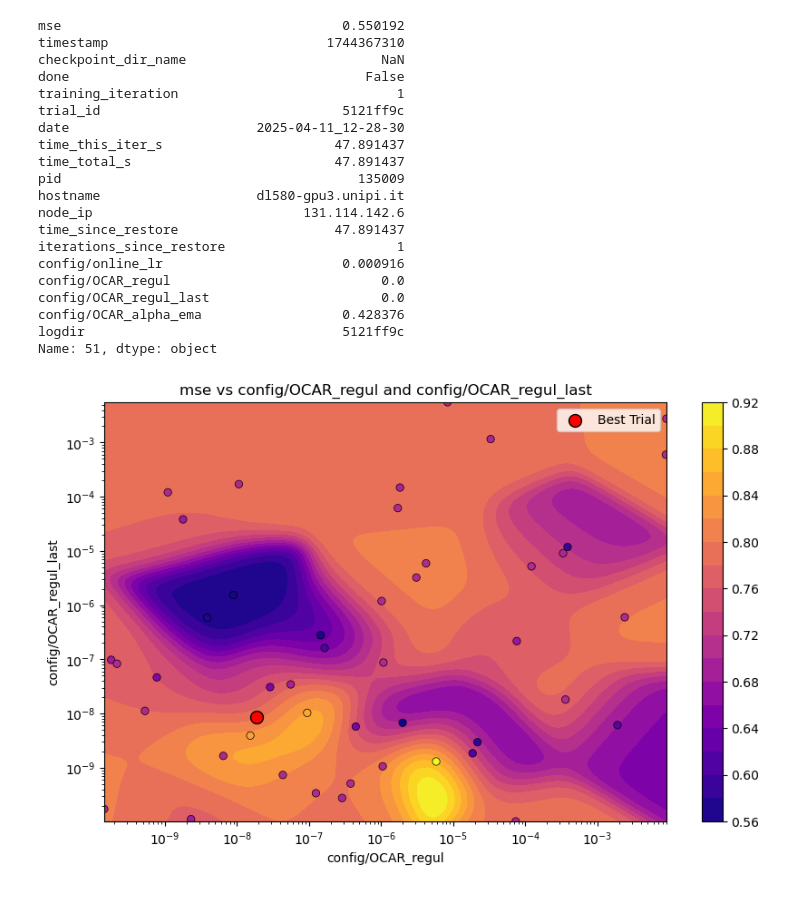
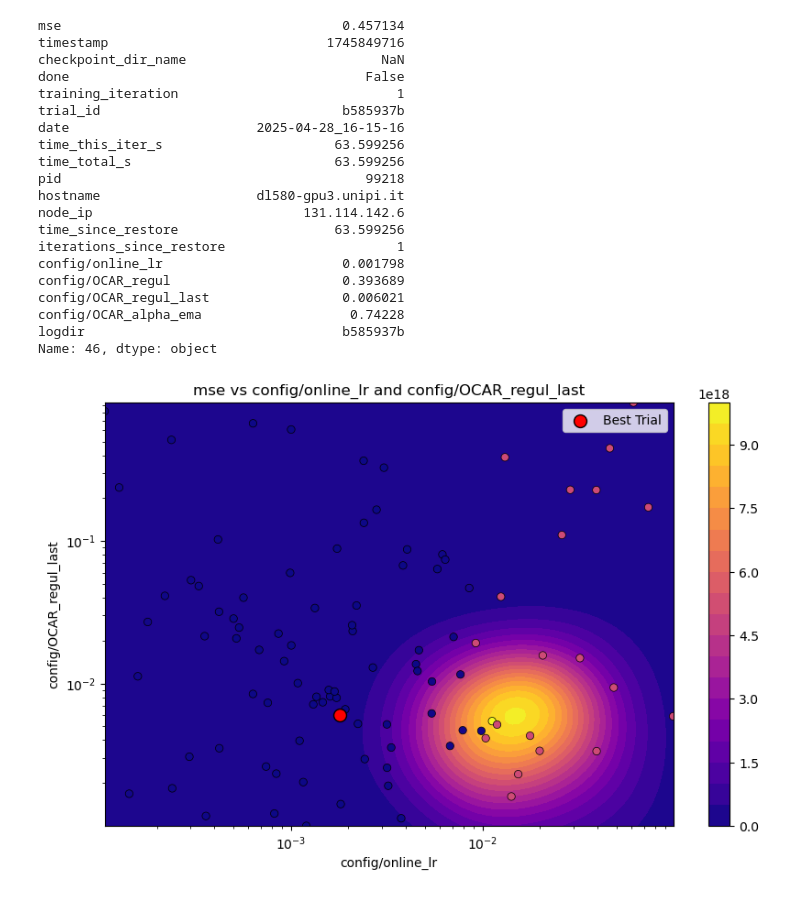
Before and after one commit to edo-urettini/OCL_TS, a Jupyter notebook: analyze_tune_res.ipynb, the cells around one changed output. Saved outputs shown, nothing was run; the diff lists cells and outputs as text; code cells hidden in the pictures.

```diff
--- a/analyze_tune_res.ipynb
+++ b/analyze_tune_res.ipynb
@@ -3,10 +3,12 @@ import pandas as pd
 import numpy as np
 import os
 import matplotlib.pyplot as plt
+import matplotlib
+import pandas as pd
 
-tune_result_dir = "tuning_results/ocar/tuning_results_ocar_WTH_pl24_olfull_optadam_tb1_2025_04_11_12_16_0baf.csv"
-sigma = 0.5
-param1 = "config/OCAR_regul"
+tune_result_dir = "/data/e.urettini/projects/OCL_TS/tuning_results/ocar/tuning_results_ocar_WTH_pl24_olfull_optadam_tb1_2025_04_28_16_01_a133.csv"
+sigma = 0.3
+param1 = "config/online_lr"
 param2 = "config/OCAR_regul_last"
 metric_name = "mse"
 # %%
@@ -16,6 +18,9 @@ log_list = ["config/online_lr", "config/OCAR_regul", "config/OCAR_regul_last"]
 df = pd.read_csv(tune_result_dir)
 #drop nans
 df = df.dropna(subset=[param1, param2, metric_name])
+
+#Drop all the row with metric equal to 1e10
+#df = df[df[metric_name] != 1e10]
 
 # Extract relevant data
 x = df[param1].values
@@ -55,7 +60,7 @@ if param2 is not None:
     plt.figure(figsize=(10, 6))
     contour = plt.contourf(10**xi if is_param1_log else xi, 10**yi if is_param2_log else yi, zi, levels=20, cmap='plasma')
     plt.colorbar(contour)
-    plt.scatter(x, y, c=z, edgecolors='k', linewidths=0.5, cmap='plasma')
+    plt.scatter(x, y, c=z, edgecolors='k', linewidths=0.5, cmap='plasma', norm=matplotlib.colors.LogNorm())
     if is_param1_log:
         plt.xscale('log')
     if is_param2_log:
@@ -93,45 +98,45 @@ else:
     plt.figure(figsize=(10, 6))
     scatter = plt.scatter(x, z, edgecolors='k', linewidths=0.5, label='Data', cmap='plasma')
     plt.plot(10**xi if is_param1_log else xi, zi, label='Weighted Average', color='red')
     if is_param1_log:
         plt.xscale('log')
     plt.xlabel(param1)
     plt.ylabel(metric_name)
 
 
     # Find the best trial and highlight it on the plot
     best_config = df.loc[df[metric_name].idxmin()]
     print(best_config)
     # Highlight the best trial
     best_x = best_config[param1]
     best_z = best_config[metric_name]
     plt.scatter(best_x, best_z, color='red', s=100, edgecolors='k', linewidths=1, label='Best Trial')
 
 
 # Finalize the plot
 plt.title(f'{metric_name} vs {param1}' + (f' and {param2}' if param2 else ''))
 plt.legend()
 
 plt.show()
 # %% [output]
-mse                                    0.550192
-timestamp                            1744367310
+mse                                    0.457134
+timestamp                            1745849716
 checkpoint_dir_name                         NaN
 done                                      False
 training_iteration                            1
-trial_id                               5121ff9c
-date                        2025-04-11_12-28-30
-time_this_iter_s                      47.891437
-time_total_s                          47.891437
-pid                                      135009
+trial_id                               b585937b
+date                        2025-04-28_16-15-16
+time_this_iter_s                      63.599256
+time_total_s                          63.599256
+pid                                       99218
 hostname                    dl580-gpu3.unipi.it
 node_ip                           131.114.142.6
-time_since_restore                    47.891437
+time_since_restore                    63.599256
 iterations_since_restore                      1
-config/online_lr                       0.000916
-config/OCAR_regul                           0.0
-config/OCAR_regul_last                      0.0
-config/OCAR_alpha_ema                  0.428376
-logdir                                 5121ff9c
-Name: 51, dtype: object
+config/online_lr                       0.001798
+config/OCAR_regul                      0.393689
+config/OCAR_regul_last                 0.006021
+config/OCAR_alpha_ema                   0.74228
+logdir                                 b585937b
+Name: 46, dtype: object
-[figure, old version]
+[figure, new version]
```
Also changed, not shown: 34 other files.
